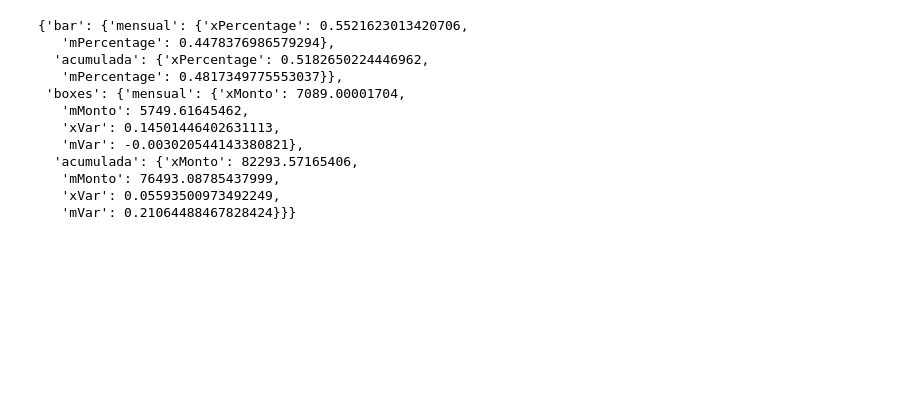
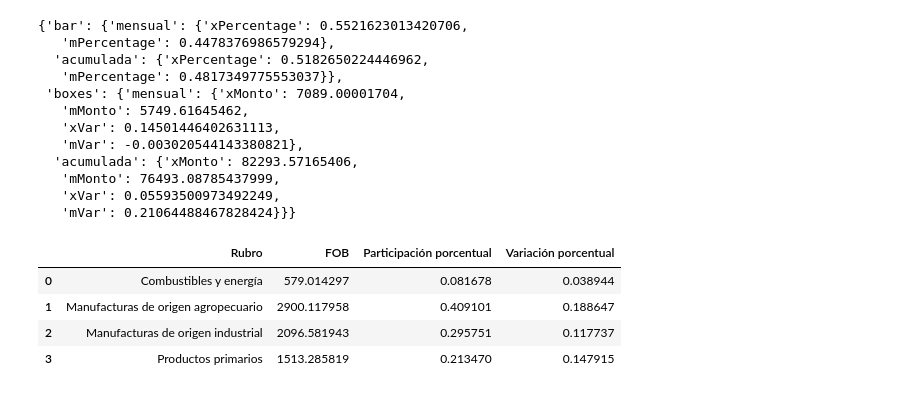
Before and after one commit to LucaGelmini/ica-astro, a Jupyter notebook: src/wrangling-py/jupyter/ica rubros usos.ipynb, the cells around one changed output. Saved outputs shown, nothing was run; the diff lists cells and outputs as text; code cells hidden in the pictures; blank space fills up the shorter version.

```diff
--- a/src/wrangling-py/jupyter/ica rubros usos.ipynb
+++ b/src/wrangling-py/jupyter/ica rubros usos.ipynb
@@ -295,3 +288,16 @@ genera_datos_barra_index()
    'mMonto': 76493.08785437999,
    'xVar': 0.05593500973492249,
    'mVar': 0.21064488467828424}}}
+# %%
+#Habría de ver si se puede aclarar el título ¿De qué mes se trata?
+df_impo_mensual = (df_mensual[df_mensual.comercio == "Importaciones"][["rubro_uso","valor","Participación porcentual","Variación porcentual"]]
+           .rename({"rubro_uso":"Uso","valor":"CIF"},axis=1)).reset_index(drop=True)
+df_expo_mensual = (df_mensual[df_mensual.comercio == "Exportaciones"][["rubro_uso","valor","Participación porcentual","Variación porcentual"]]
+           .rename({"rubro_uso":"Rubro","valor":"FOB"},axis=1)).reset_index(drop=True)
+df_expo_mensual
+# %% [output]
+|  | Rubro | FOB | Participación porcentual | Variación porcentual |
+| 0 | Combustibles y energía | 579.014297 | 0.081678 | 0.038944 |
+| 1 | Manufacturas de origen agropecuario | 2900.117958 | 0.409101 | 0.188647 |
+| 2 | Manufacturas de origen industrial | 2096.581943 | 0.295751 | 0.117737 |
+| 3 | Productos primarios | 1513.285819 | 0.213470 | 0.147915 |
```
Also changed, not shown: parts of 1 cell of this notebook, 7 other files.
